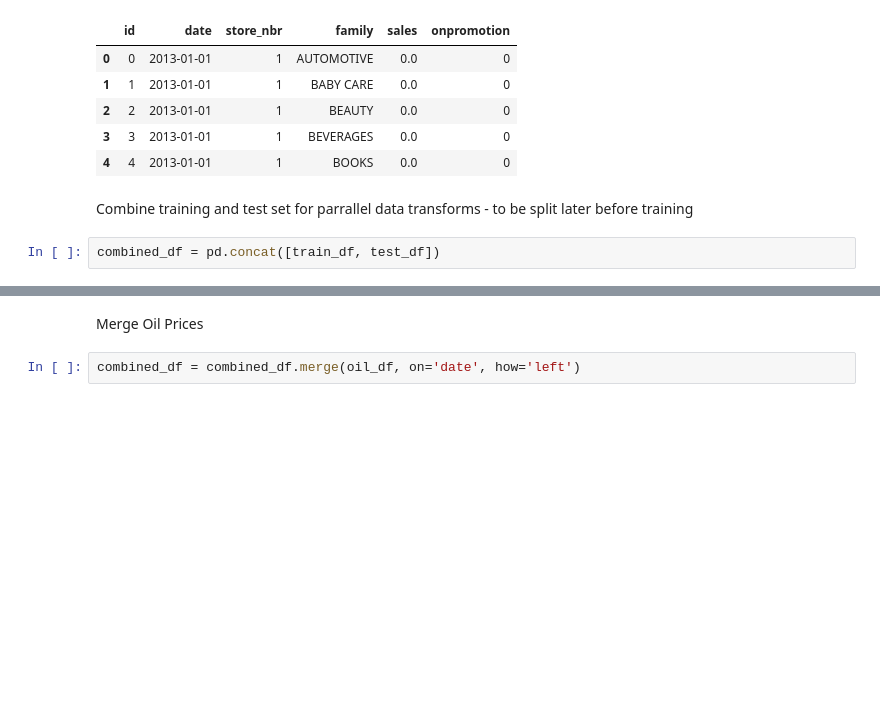
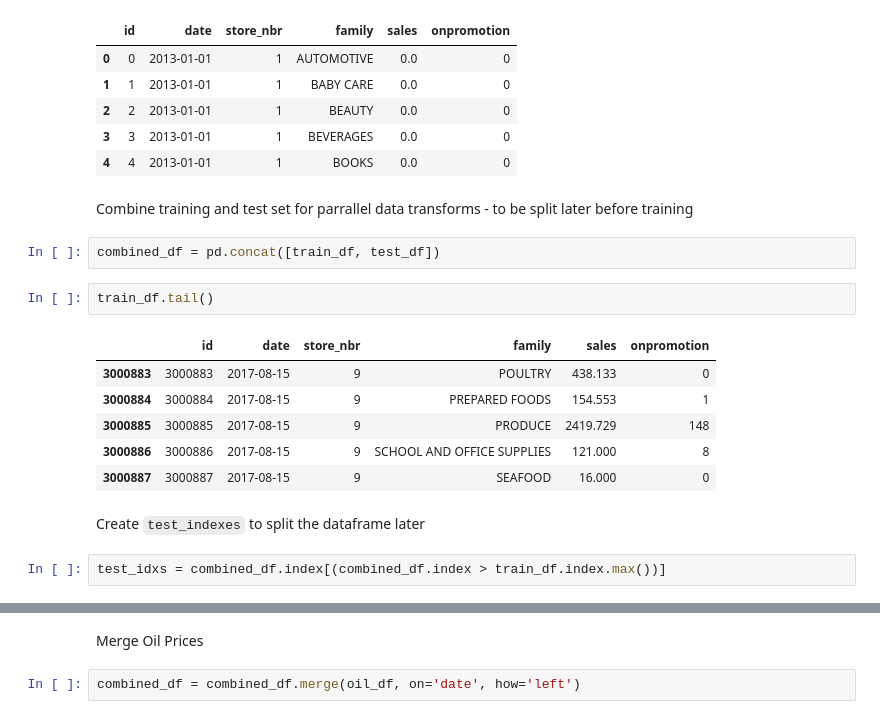
Before and after one commit to peterbull/store-sales-ml, a Jupyter notebook: store_sales_2.ipynb, the cells around one changed output, grey strips where cells are left out. Drawn from its saved outputs; the diff is of its cells as text; blank space fills up the shorter version.

```diff
--- a/store_sales_2.ipynb
+++ b/store_sales_2.ipynb
@@ -67,3 +67,16 @@ train_df.head()
 Combine training and test set for parrallel data transforms - to be split later before training
 # %%
 combined_df = pd.concat([train_df, test_df])
+# %%
+train_df.tail()
+# %% [output]
+|  | id | date | store_nbr | family | sales | onpromotion |
+| 3000883 | 3000883 | 2017-08-15 | 9 | POULTRY | 438.133 | 0 |
+| 3000884 | 3000884 | 2017-08-15 | 9 | PREPARED FOODS | 154.553 | 1 |
+| 3000885 | 3000885 | 2017-08-15 | 9 | PRODUCE | 2419.729 | 148 |
+| 3000886 | 3000886 | 2017-08-15 | 9 | SCHOOL AND OFFICE SUPPLIES | 121.000 | 8 |
+| 3000887 | 3000887 | 2017-08-15 | 9 | SEAFOOD | 16.000 | 0 |
+# %% [markdown]
+Create `test_indexes` to split the dataframe later
+# %%
+test_idxs = combined_df.index[(combined_df.index > train_df.index.max())]
```
Also changed, not shown: parts of 9 cells of this notebook.
